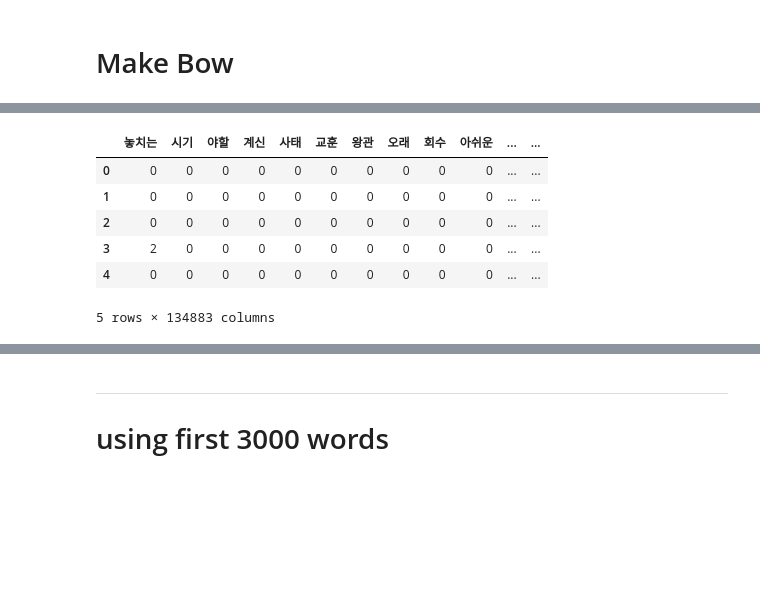
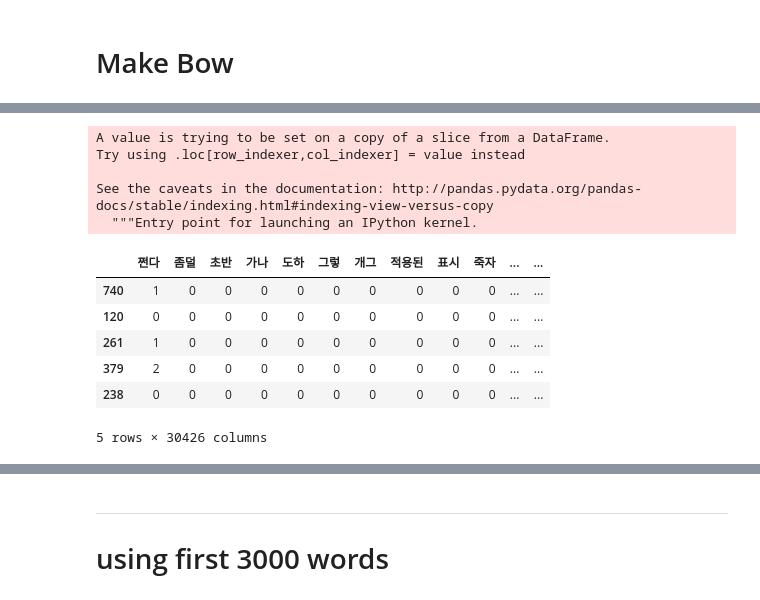
Before and after one commit to JDCha/NLP, a Jupyter notebook: select_feature.ipynb, the cells around one changed output, grey strips where cells are left out. Drawn from its saved outputs; the diff is of its cells as text; code cells hidden in the pictures; blank space fills up the shorter version.

```diff
--- a/select_feature.ipynb
+++ b/select_feature.ipynb
@@ -146,0 +173,30 @@ vectorizer, X = make_review_bow(data)
+# %%
+from sklearn.cross_validation import train_test_split
+from sklearn.metrics import mean_squared_error
+from sklearn.linear_model import SGDClassifier
+from sklearn.naive_bayes import MultinomialNB
+from sklearn.linear_model import LogisticRegression
+from sklearn.metrics import confusion_matrix
+from sklearn.ensemble import RandomForestClassifier
+
+x_train, x_test, y_train, y_test = train_test_split(X_2,Y,test_size=0.3)
+# %%
+sgd = SGDClassifier()
+sgd.fit(x_train, y_train)
+y_pred = sgd.predict(x_test)
+cm = confusion_matrix(y_test,y_pred)
+print ("Model Accuracy:", 100 * sgd.score(x_test, y_test))
+print (cm)
+nb = MultinomialNB()
+nb.fit(x_train, y_train)
+y_pred = nb.predict(x_test)
+cm = confusion_matrix(y_test,y_pred)
+print ("Model Accuracy:", 100 * nb.score(x_test, y_test))
+print (cm)
+lg = LogisticRegression()
+lg.fit(x_train,y_train)
+y_pred = lg.predict(x_test)
+cm = confusion_matrix(y_test,y_pred)
+print ("Model Accuracy:", 100 * lg.score(x_test, y_test))
+x_test['lr'] = y_pred
+print (cm)
@@ -146,0 +217,8 @@ vectorizer, X = make_review_bow(data)
+# %%
+x_test['real'] = y_test
+# %% [output]
+A value is trying to be set on a copy of a slice from a DataFrame.
+Try using .loc[row_indexer,col_indexer] = value instead
+
+See the caveats in the documentation: http://pandas.pydata.org/pandas-docs/stable/indexing.html#indexing-view-versus-copy
+  """Entry point for launching an IPython kernel.
@@ -147,10 +229,15 @@ vectorizer, X = make_review_bow(data)
+# %%
+tp = x_test[(x_test['lr']=='a') & ( x_test['real']=='a')]
+fp = x_test[(x_test['lr']=='a') & ( x_test['real']=='f')]
+fn = x_test[(x_test['lr']=='f') & ( x_test['real']=='a')]
+tn = x_test[(x_test['lr']=='f') & ( x_test['real']=='f')]
 # %%
-X.head()
+tp.head()
 # %% [output]
-|  | 놓치는 | 시기 | 야할 | 계신 | 사태 | 교훈 | 왕관 | 오래 | 회수 | 아쉬운 | ... | ... |
-| 0 | 0 | 0 | 0 | 0 | 0 | 0 | 0 | 0 | 0 | 0 | ... | ... |
-| 1 | 0 | 0 | 0 | 0 | 0 | 0 | 0 | 0 | 0 | 0 | ... | ... |
-| 2 | 0 | 0 | 0 | 0 | 0 | 0 | 0 | 0 | 0 | 0 | ... | ... |
-| 3 | 2 | 0 | 0 | 0 | 0 | 0 | 0 | 0 | 0 | 0 | ... | ... |
-| 4 | 0 | 0 | 0 | 0 | 0 | 0 | 0 | 0 | 0 | 0 | ... | ... |
+|  | 쩐다 | 좀덜 | 초반 | 가나 | 도하 | 그렇 | 개그 | 적용된 | 표시 | 죽자 | ... | ... |
+| 740 | 1 | 0 | 0 | 0 | 0 | 0 | 0 | 0 | 0 | 0 | ... | ... |
+| 120 | 0 | 0 | 0 | 0 | 0 | 0 | 0 | 0 | 0 | 0 | ... | ... |
+| 261 | 1 | 0 | 0 | 0 | 0 | 0 | 0 | 0 | 0 | 0 | ... | ... |
+| 379 | 2 | 0 | 0 | 0 | 0 | 0 | 0 | 0 | 0 | 0 | ... | ... |
+| 238 | 0 | 0 | 0 | 0 | 0 | 0 | 0 | 0 | 0 | 0 | ... | ... |
-5 rows × 134883 columns
+5 rows × 30426 columns
```
Also changed, not shown: parts of 57 cells of this notebook, 2 other files.
